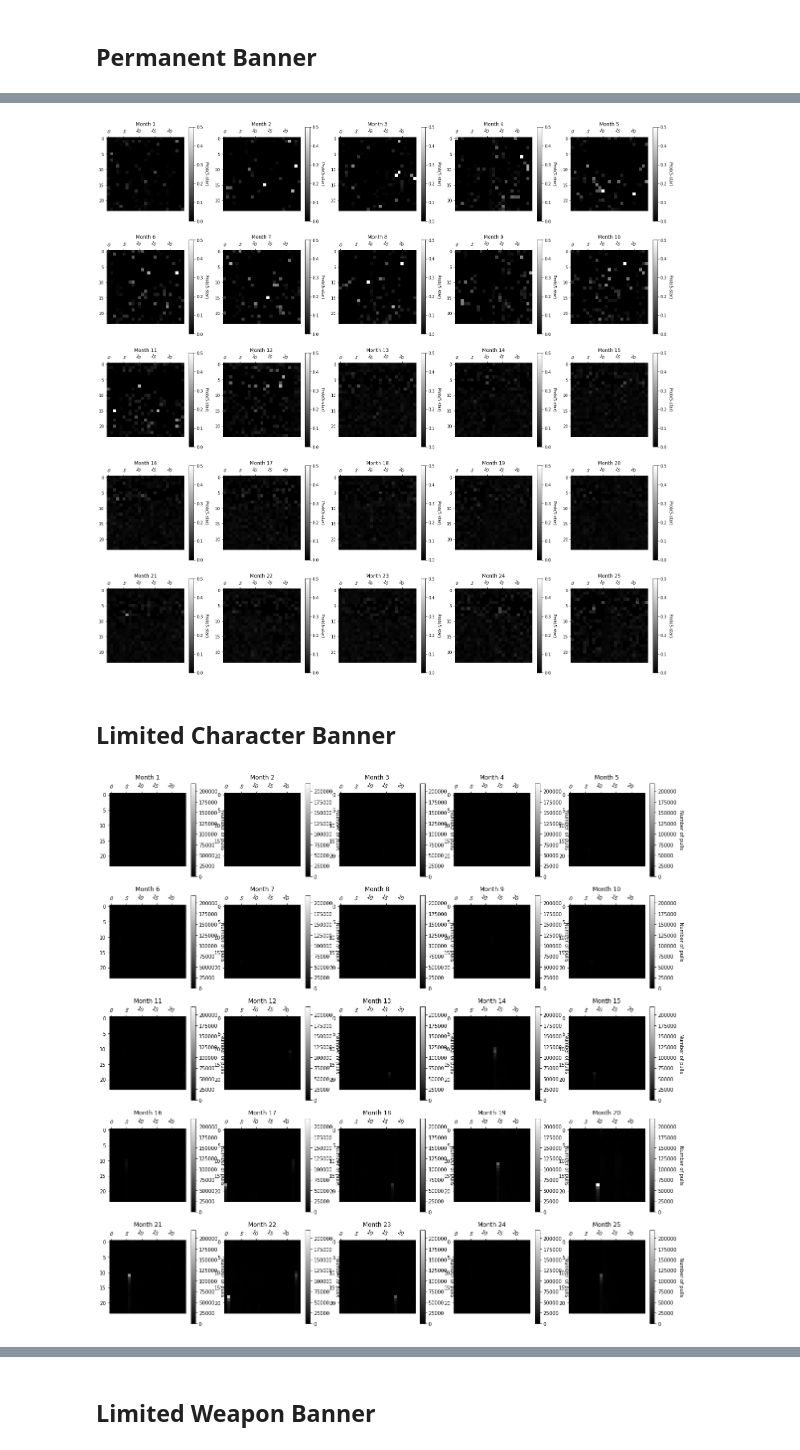
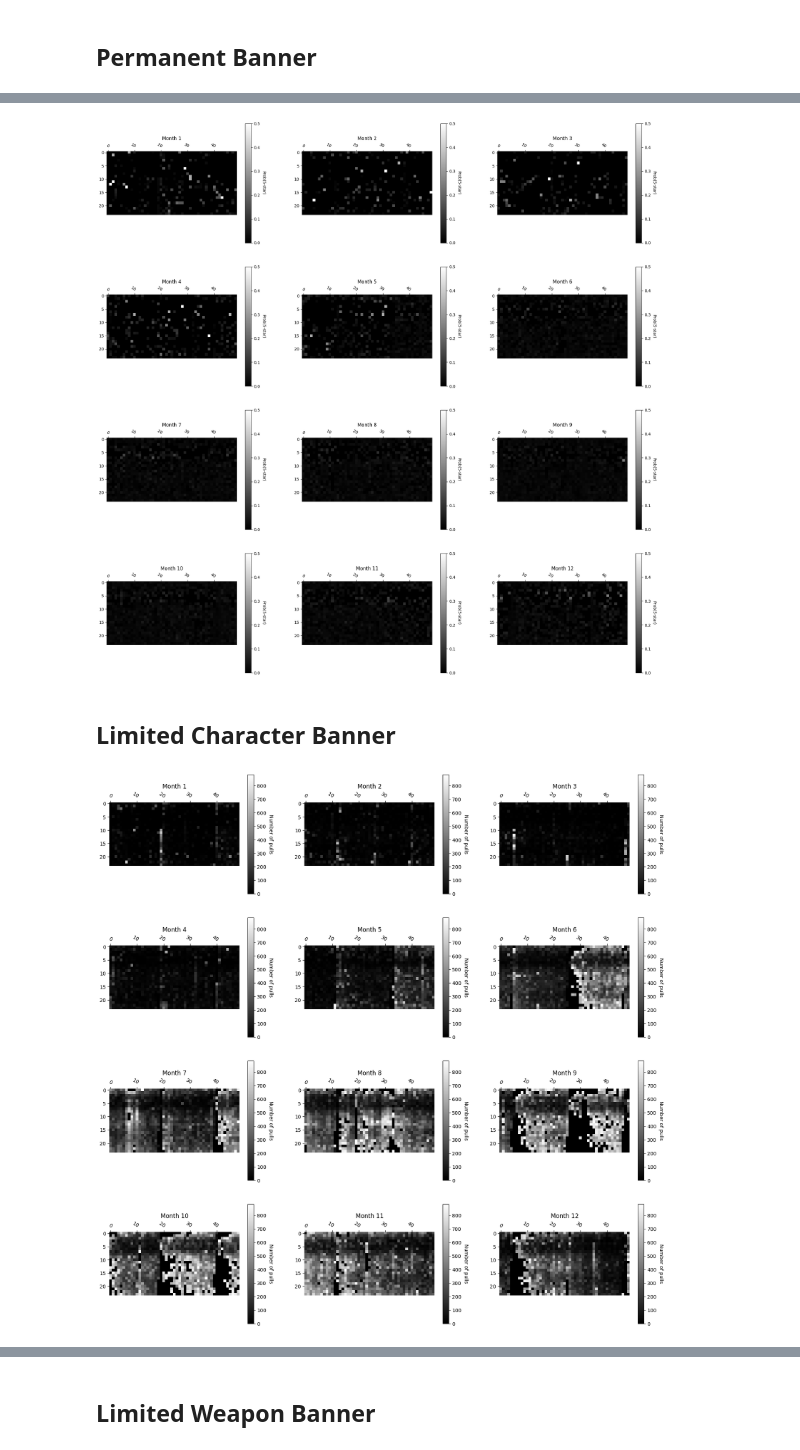
Before and after one commit to justnawat/optimized-genshin-pulling, a Jupyter notebook: Optimized Genshin Pulls.ipynb, the cells around one changed output, grey strips where cells are left out. Saved outputs shown, nothing was run; the diff lists cells and outputs as text; code cells hidden in the pictures.

```diff
--- a/Optimized Genshin Pulls.ipynb
+++ b/Optimized Genshin Pulls.ipynb
@@ -311 +322,9 @@ in the following attempt(s).
 Note that we will only look at 5-star drops over time since release only just to save a bit of space and time.
+# %%
+NEW_START_DATE = date(2020, 12, 4)
+
+newstart_df = full_df[full_df.DateTime.apply(lambda dt: dt[0] > NEW_START_DATE)]\
+    .sort_values("DateTime") if NEW_START_DATE is not None else RELEASE_DATE
+
+print(newstart_df.shape)
+newstart_df.sample(5)
@@ -312,3 +339,16 @@ Note that we will only look at 5-star drops over time since release only just to
+# %%
+def transform_ignore_outliers(full_banner: np.ndarray):
+    q_val = np.mean(full_banner) * 2
+    outliers = full_banner > q_val
+    copy = full_banner.copy()
+    copy[outliers] = 0
+    return copy
+
+
+def dsr_transformer(dt): return ((dt[0] - NEW_START_DATE).days, dt[1])
+# %%
+unique_dates = newstart_df["DateTime"].apply(lambda dt: dt[0]).unique()
+days_since_2021 = (np.max(unique_dates) - NEW_START_DATE).days + 1
 # %% [markdown]
 ## Permanent Banner
 # %%
@@ -322,16 +365,19 @@ dsr_heatmap(perm_all, ax, "Number of pulls")
 # %%
-_, ax = plt.subplots(5, 5, figsize=(25, 25))
+_, ax = plt.subplots(4, 3, figsize=(25, 25))
 dsr_heatmap(perm_5stars, ax, "Prob(5-star)")
 # %% [output]
-[figure, old version]
+[figure, new version]
 # %% [markdown]
 ## Limited Character Banner
 # %%
-full_char = pd.concat([full_df[full_df.Banner == 301], full_df[full_df.Banner == 400]])
-char_all, char_5stars, _ = transform_func(full_char, dsr_transformer, (24, days_since_release))
+full_char = pd.concat([newstart_df[newstart_df.Banner == 301],
+                      newstart_df[newstart_df.Banner == 400]])
+char_all, char_5stars, _ = transform_func(
+    full_char, dsr_transformer, (24, days_since_2021))
+char_all = transform_ignore_outliers(char_all)
 # %%
-_, ax = plt.subplots(5, 5, figsize=(20, 20))
+_, ax = plt.subplots(4, 3, figsize=(20, 20))
 dsr_heatmap(char_all, ax, "Number of pulls")
 # %% [output]
-[figure, old version]
+[figure, new version]
 # %%
```
Also changed, not shown: parts of 17 cells of this notebook.
